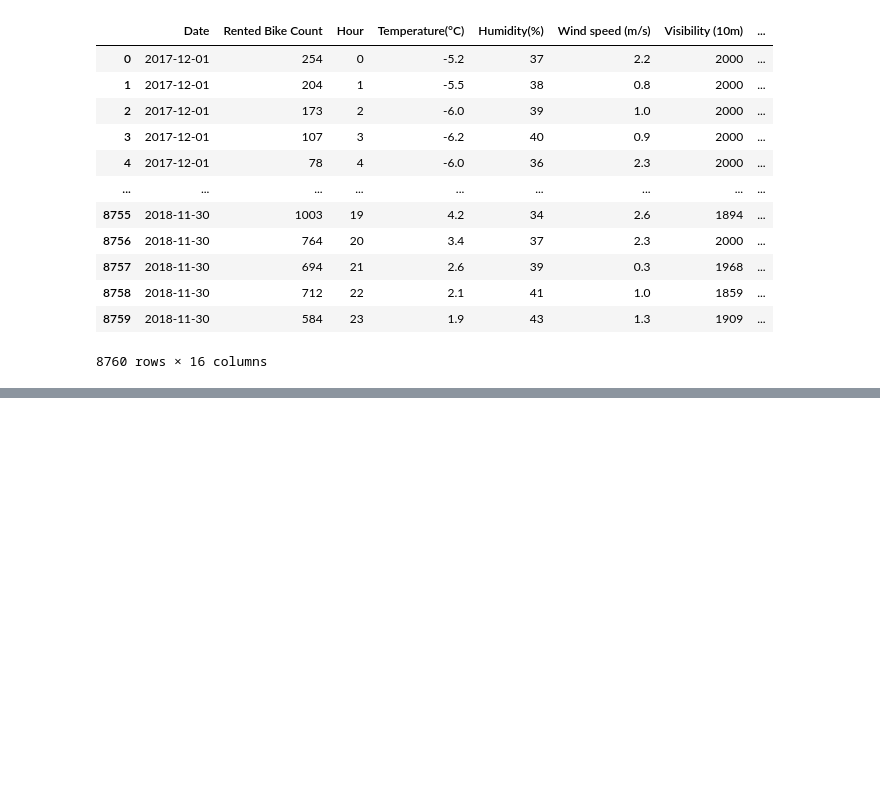
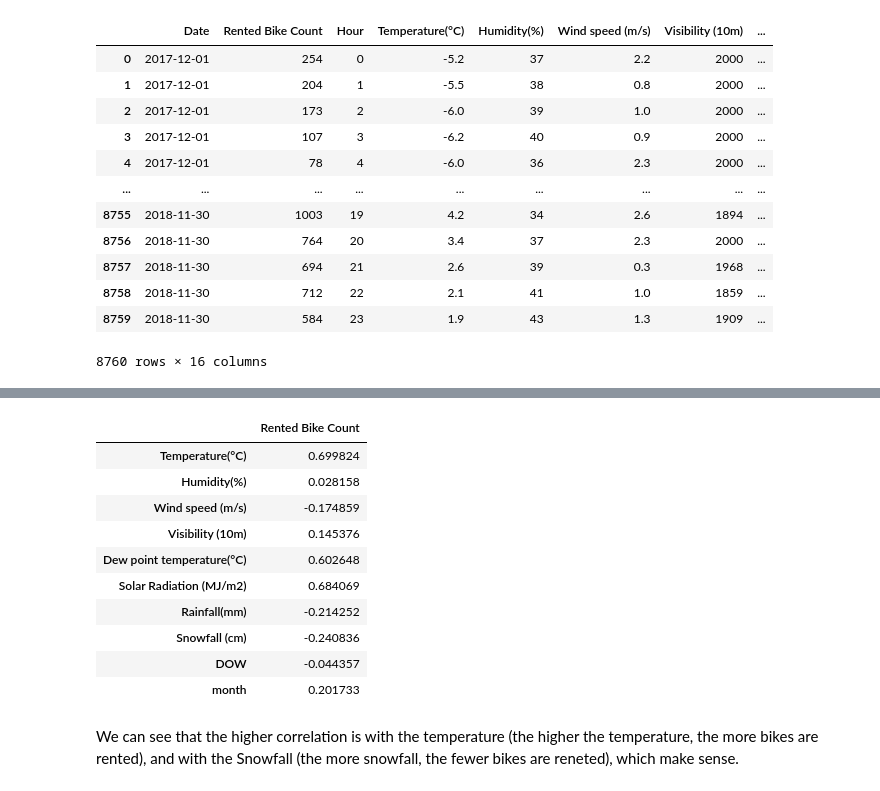
Before and after one commit to luisdomin5/from-excel-to-pandas, a Jupyter notebook: notebooks/02.02_more_excel_functions.ipynb, the cells around one changed output, grey strips where cells are left out. Cells and saved outputs as stored; diff of their text form; code cells hidden in the pictures; blank space fills up the shorter version.

```diff
--- a/notebooks/02.02_more_excel_functions.ipynb
+++ b/notebooks/02.02_more_excel_functions.ipynb
@@ -54,0 +107,25 @@ We will start with creating a few columns based on the date column, such as day
+# %%
+(
+    enriched_bike_share_data
+    .groupby('Date')
+    .mean()
+    .corr()
+    .iloc[2:,[0]]
+    .style
+    .highlight_max(color='green')
+    .highlight_min(color='red')
+)
+# %% [output]
+|  | Rented Bike Count |
+| Temperature(°C) | 0.699824 |
+| Humidity(%) | 0.028158 |
+| Wind speed (m/s) | -0.174859 |
+| Visibility (10m) | 0.145376 |
+| Dew point temperature(°C) | 0.602648 |
+| Solar Radiation (MJ/m2) | 0.684069 |
+| Rainfall(mm) | -0.214252 |
+| Snowfall (cm) | -0.240836 |
+| DOW | -0.044357 |
+| month | 0.201733 |
+# %% [markdown]
+We can see that the higher correlation is with the temperature (the higher the temperature, the more bikes are rented), and with the Snowfall (the more snowfall, the fewer bikes are reneted), which make sense.
```
Also changed, not shown: parts of 8 cells of this notebook.
